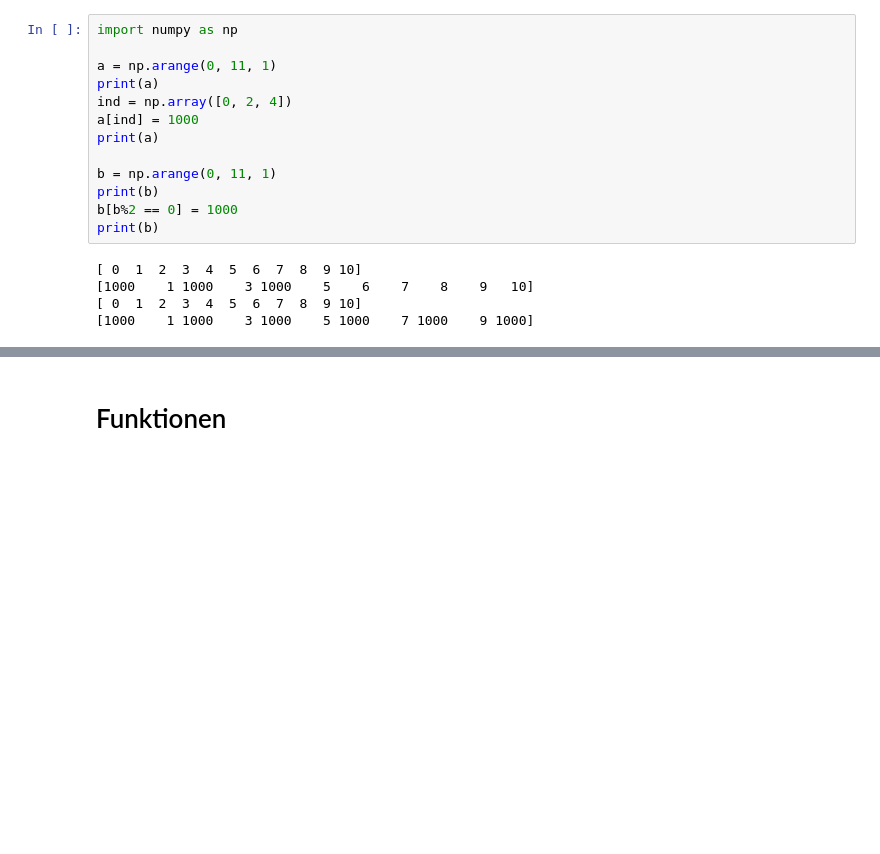
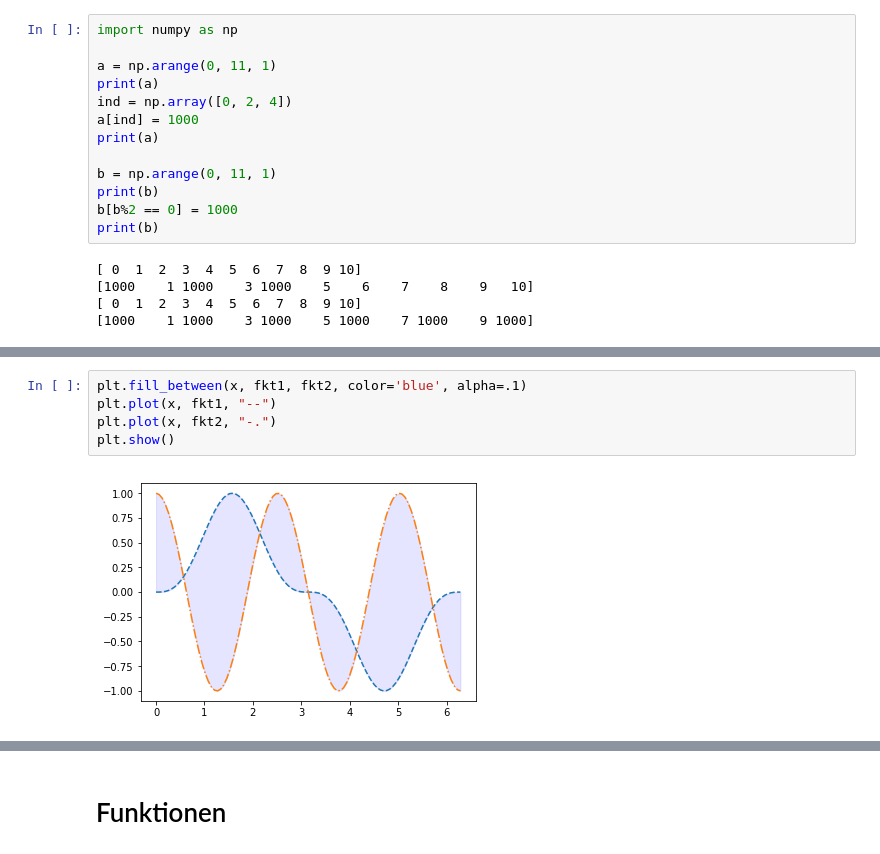
Before and after one commit to annikathiel/PythonLecture_WS1920, a Jupyter notebook: Vorlesung_03_Numpy-Fortsetzung.ipynb, the cells around one changed output, grey strips where cells are left out. Saved outputs shown, nothing was run; the diff lists cells and outputs as text; blank space fills up the shorter version.

```diff
--- a/Vorlesung_03_Numpy-Fortsetzung.ipynb
+++ b/Vorlesung_03_Numpy-Fortsetzung.ipynb
@@ -188,0 +233,7 @@ print(b)
+# %%
+plt.fill_between(x, fkt1, fkt2, color='blue', alpha=.1)
+plt.plot(x, fkt1, "--")
+plt.plot(x, fkt2, "-.")
+plt.show()
+# %% [output]
+[figure, added]
```
Also changed, not shown: parts of 13 cells of this notebook.
